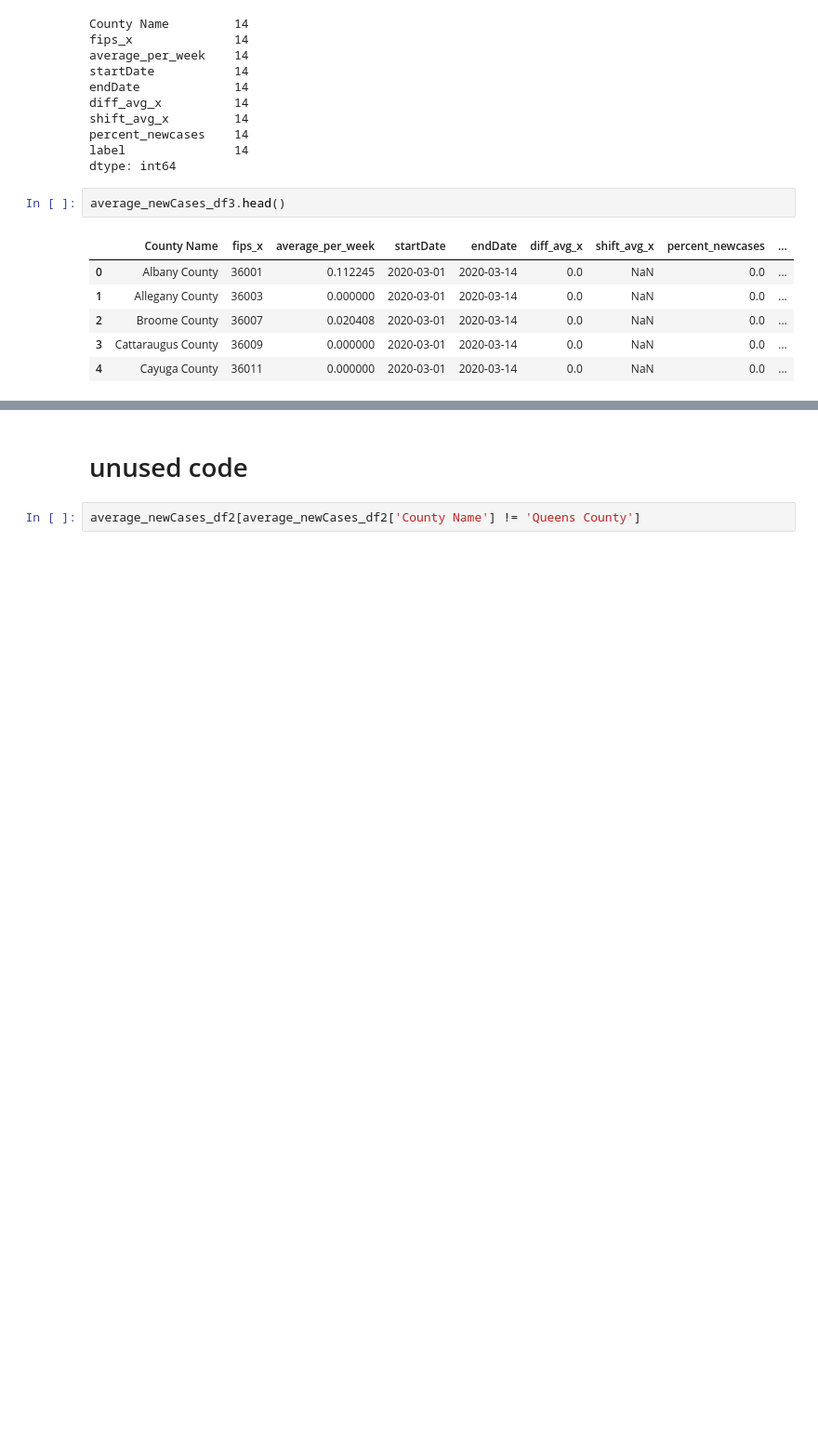
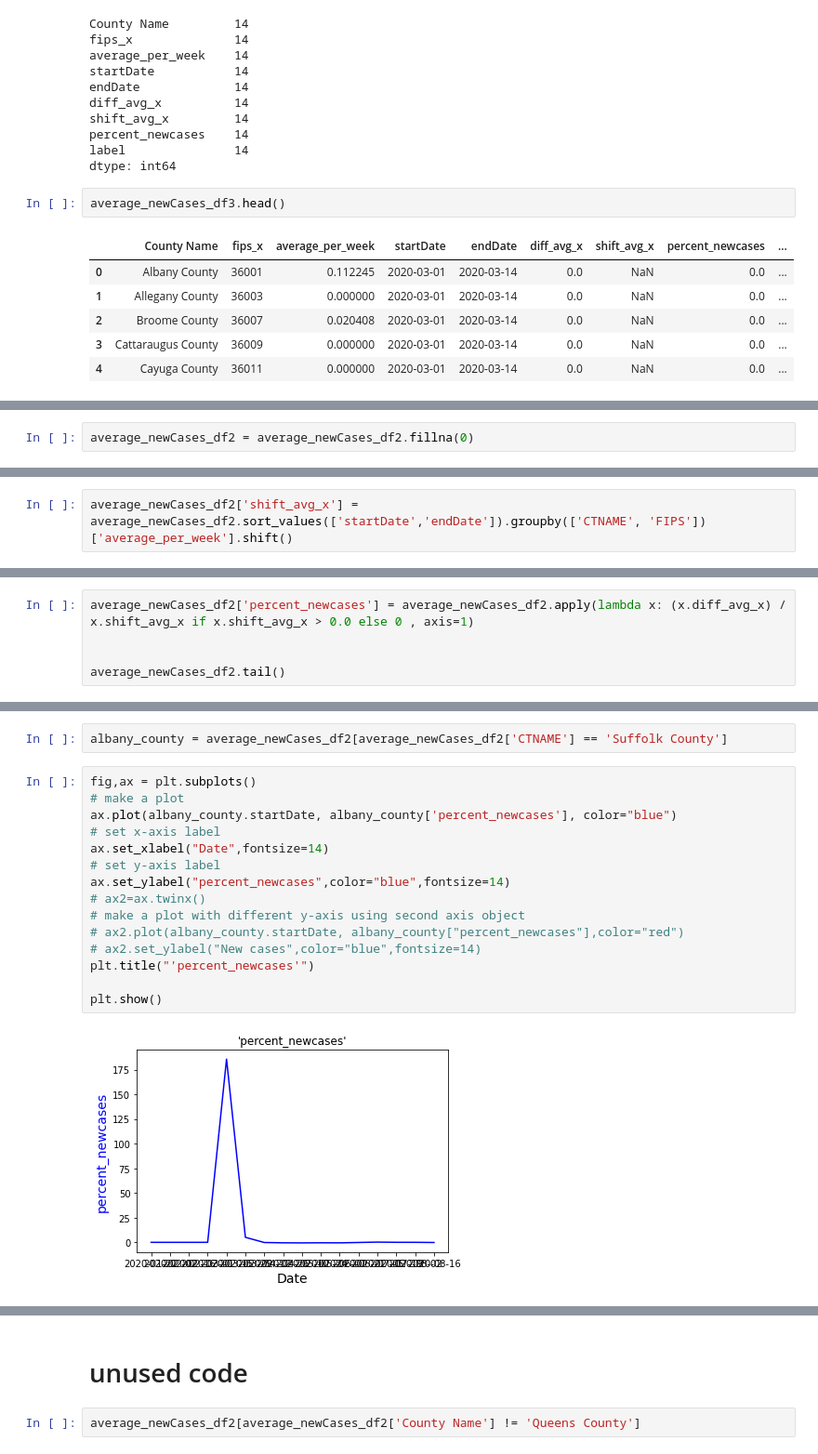
Before and after one commit to jeyasri-s2/meansquares, a Jupyter notebook: NY_LabelingData.ipynb, the cells around one changed output, grey strips where cells are left out. Shown: that part at 93% size. Saved outputs shown, nothing was run; the diff lists cells and outputs as text; blank space fills up the shorter version.

```diff
--- a/NY_LabelingData.ipynb
+++ b/NY_LabelingData.ipynb
@@ -994,0 +1518,2 @@ average_newCases_df3.head()
+# %%
+average_newCases_df2 = average_newCases_df2.fillna(0)
@@ -994,0 +1531,2 @@ average_newCases_df3.head()
+# %%
+average_newCases_df2['shift_avg_x'] = average_newCases_df2.sort_values(['startDate','endDate']).groupby(['CTNAME', 'FIPS'])['average_per_week'].shift()
@@ -994,0 +1570,5 @@ average_newCases_df3.head()
+# %%
+average_newCases_df2['percent_newcases'] = average_newCases_df2.apply(lambda x: (x.diff_avg_x) / x.shift_avg_x if x.shift_avg_x > 0.0 else 0 , axis=1)
+
+
+average_newCases_df2.tail()
@@ -994,0 +1616,19 @@ average_newCases_df3.head()
+# %%
+albany_county = average_newCases_df2[average_newCases_df2['CTNAME'] == 'Suffolk County']
+# %%
+fig,ax = plt.subplots()
+# make a plot
+ax.plot(albany_county.startDate, albany_county['percent_newcases'], color="blue")
+# set x-axis label
+ax.set_xlabel("Date",fontsize=14)
+# set y-axis label
+ax.set_ylabel("percent_newcases",color="blue",fontsize=14)
+# ax2=ax.twinx()
+# make a plot with different y-axis using second axis object
+# ax2.plot(albany_county.startDate, albany_county["percent_newcases"],color="red")
+# ax2.set_ylabel("New cases",color="blue",fontsize=14)
+plt.title("'percent_newcases'")
+
+plt.show()
+# %% [output]
+[figure, added]
```
Also changed, not shown: parts of 103 cells of this notebook.
